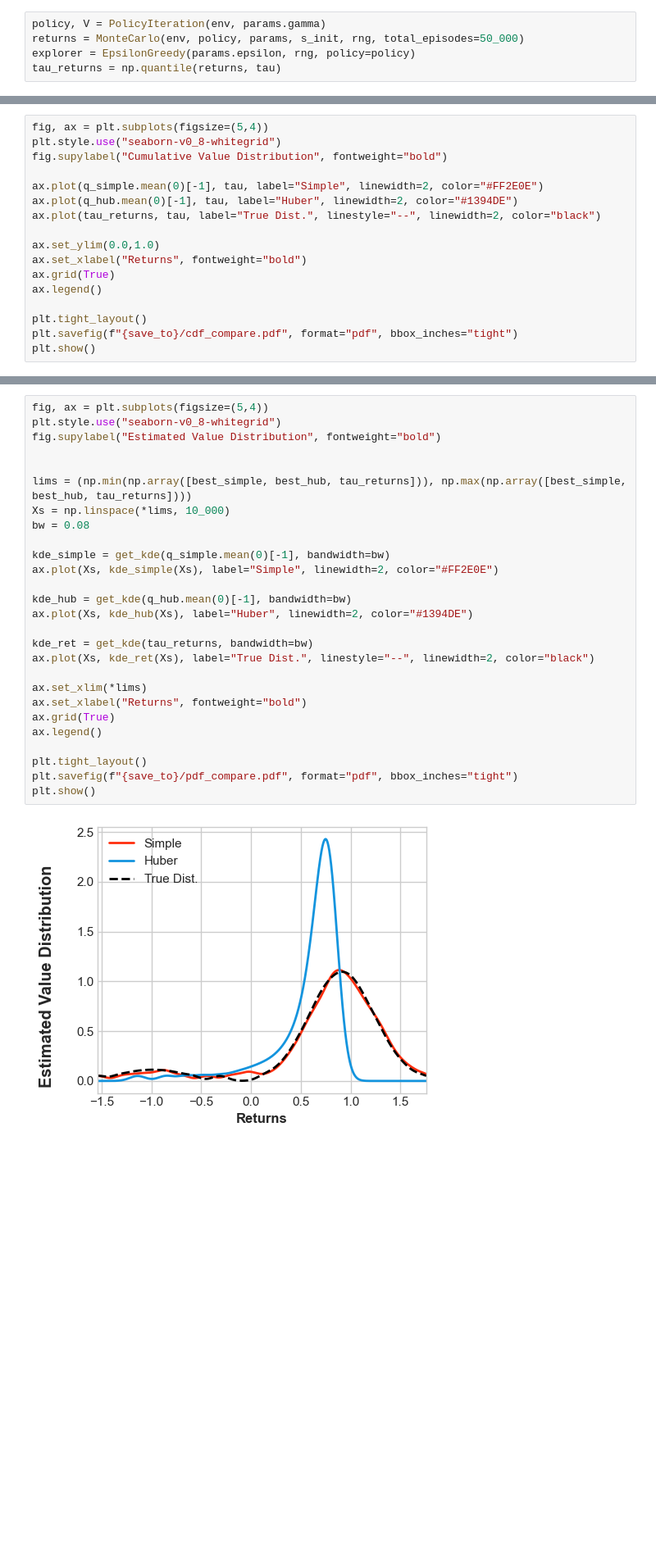
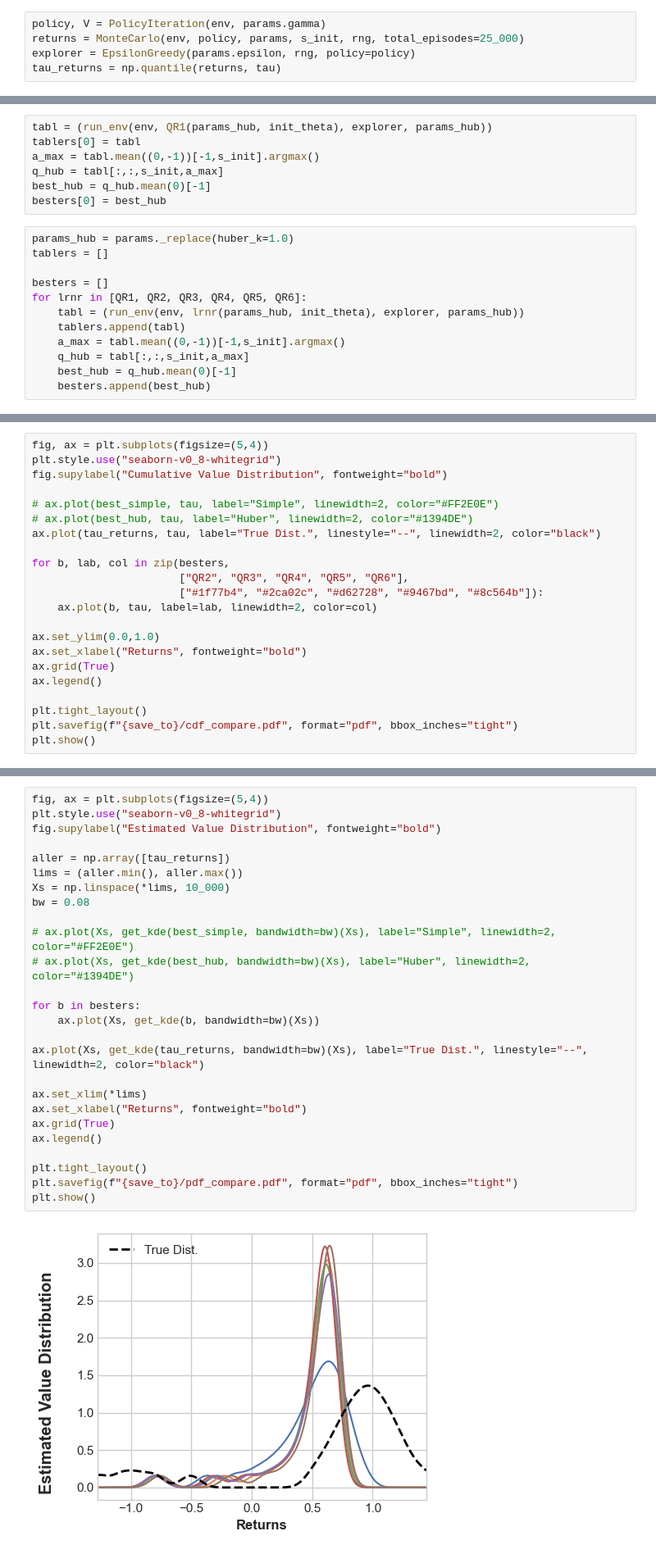
Before and after one commit to AlecHero/QuantileRegressionProject, a Jupyter notebook: run_cliffwalking.ipynb, the cells around one changed output, grey strips where cells are left out. Shown at 82% size. Drawn from its saved outputs; the diff is of its cells as text; blank space fills up the shorter version.

Commit message:
new failed attempt at huber...

```diff
--- a/run_cliffwalking.ipynb
+++ b/run_cliffwalking.ipynb
@@ -97,7 +101,7 @@ Path(save_to).mkdir(parents=True, exist_ok=True)
 init_theta = np.full((params.state_size, params.action_size, params.n_quantiles), 0.0)
 # %%
 policy, V = PolicyIteration(env, params.gamma)
-returns = MonteCarlo(env, policy, params, s_init, rng, total_episodes=50_000)
+returns = MonteCarlo(env, policy, params, s_init, rng, total_episodes=25_000)
 explorer = EpsilonGreedy(params.epsilon, rng, policy=policy)
 tau_returns = np.quantile(returns, tau)
 # %%
@@ -115,3 +167,22 @@ best_hub = q_hub.mean(0)[-1]
+# %%
+tabl = (run_env(env, QR1(params_hub, init_theta), explorer, params_hub))
+tablers[0] = tabl
+a_max = tabl.mean((0,-1))[-1,s_init].argmax()
+q_hub = tabl[:,:,s_init,a_max]
+best_hub = q_hub.mean(0)[-1]
+besters[0] = best_hub
+# %%
+params_hub = params._replace(huber_k=1.0)
+tablers = []
+
+besters = []
+for lrnr in [QR1, QR2, QR3, QR4, QR5, QR6]:
+    tabl = (run_env(env, lrnr(params_hub, init_theta), explorer, params_hub))
+    tablers.append(tabl)
+    a_max = tabl.mean((0,-1))[-1,s_init].argmax()
+    q_hub = tabl[:,:,s_init,a_max]
+    best_hub = q_hub.mean(0)[-1]
+    besters.append(best_hub)
 # %%
 params_q = params._replace(n_quantiles=1)
 tables_run_q = run_env(env, Qlearning(params_q), explorer, params_q)
@@ -198,9 +271,14 @@ fig, ax = plt.subplots(figsize=(5,4))
 plt.style.use("seaborn-v0_8-whitegrid")
 fig.supylabel("Cumulative Value Distribution", fontweight="bold")
 
-ax.plot(q_simple.mean(0)[-1], tau, label="Simple", linewidth=2, color="#FF2E0E")
-ax.plot(q_hub.mean(0)[-1], tau, label="Huber", linewidth=2, color="#1394DE")
+# ax.plot(best_simple, tau, label="Simple", linewidth=2, color="#FF2E0E")
+# ax.plot(best_hub, tau, label="Huber", linewidth=2, color="#1394DE")
 ax.plot(tau_returns, tau, label="True Dist.", linestyle="--", linewidth=2, color="black")
+
+for b, lab, col in zip(besters,
+                       ["QR2", "QR3", "QR4", "QR5", "QR6"],
+                       ["#1f77b4", "#2ca02c", "#d62728", "#9467bd", "#8c564b"]):
+    ax.plot(b, tau, label=lab, linewidth=2, color=col)
 
 ax.set_ylim(0.0,1.0)
 ax.set_xlabel("Returns", fontweight="bold")
@@ -215,32 +293,31 @@ plt.show()
 # %%
 fig, ax = plt.subplots(figsize=(5,4))
 plt.style.use("seaborn-v0_8-whitegrid")
 fig.supylabel("Estimated Value Distribution", fontweight="bold")
 
-
-lims = (np.min(np.array([best_simple, best_hub, tau_returns])), np.max(np.array([best_simple, best_hub, tau_returns])))
+aller = np.array([tau_returns])
+lims = (aller.min(), aller.max())
 Xs = np.linspace(*lims, 10_000)
 bw = 0.08
 
-kde_simple = get_kde(q_simple.mean(0)[-1], bandwidth=bw)
-ax.plot(Xs, kde_simple(Xs), label="Simple", linewidth=2, color="#FF2E0E")
+# ax.plot(Xs, get_kde(best_simple, bandwidth=bw)(Xs), label="Simple", linewidth=2, color="#FF2E0E")
+# ax.plot(Xs, get_kde(best_hub, bandwidth=bw)(Xs), label="Huber", linewidth=2, color="#1394DE")
 
-kde_hub = get_kde(q_hub.mean(0)[-1], bandwidth=bw)
-ax.plot(Xs, kde_hub(Xs), label="Huber", linewidth=2, color="#1394DE")
+for b in besters:
+    ax.plot(Xs, get_kde(b, bandwidth=bw)(Xs))
 
-kde_ret = get_kde(tau_returns, bandwidth=bw)
-ax.plot(Xs, kde_ret(Xs), label="True Dist.", linestyle="--", linewidth=2, color="black")
+ax.plot(Xs, get_kde(tau_returns, bandwidth=bw)(Xs), label="True Dist.", linestyle="--", linewidth=2, color="black")
 
 ax.set_xlim(*lims)
 ax.set_xlabel("Returns", fontweight="bold")
 ax.grid(True)
 ax.legend()
 
 plt.tight_layout()
 plt.savefig(f"{save_to}/pdf_compare.pdf", format="pdf", bbox_inches="tight")
 plt.show()
 # %% [output]
-[figure, old version]
+[figure, new version]
 # %%
 plt.style.use("seaborn-v0_8-whitegrid")
 fig, axes = plt.subplots(2, 1, figsize=(10,6), gridspec_kw={'hspace': 0.33})
```
Also changed, not shown: parts of 5 cells of this notebook, 6 other files.
